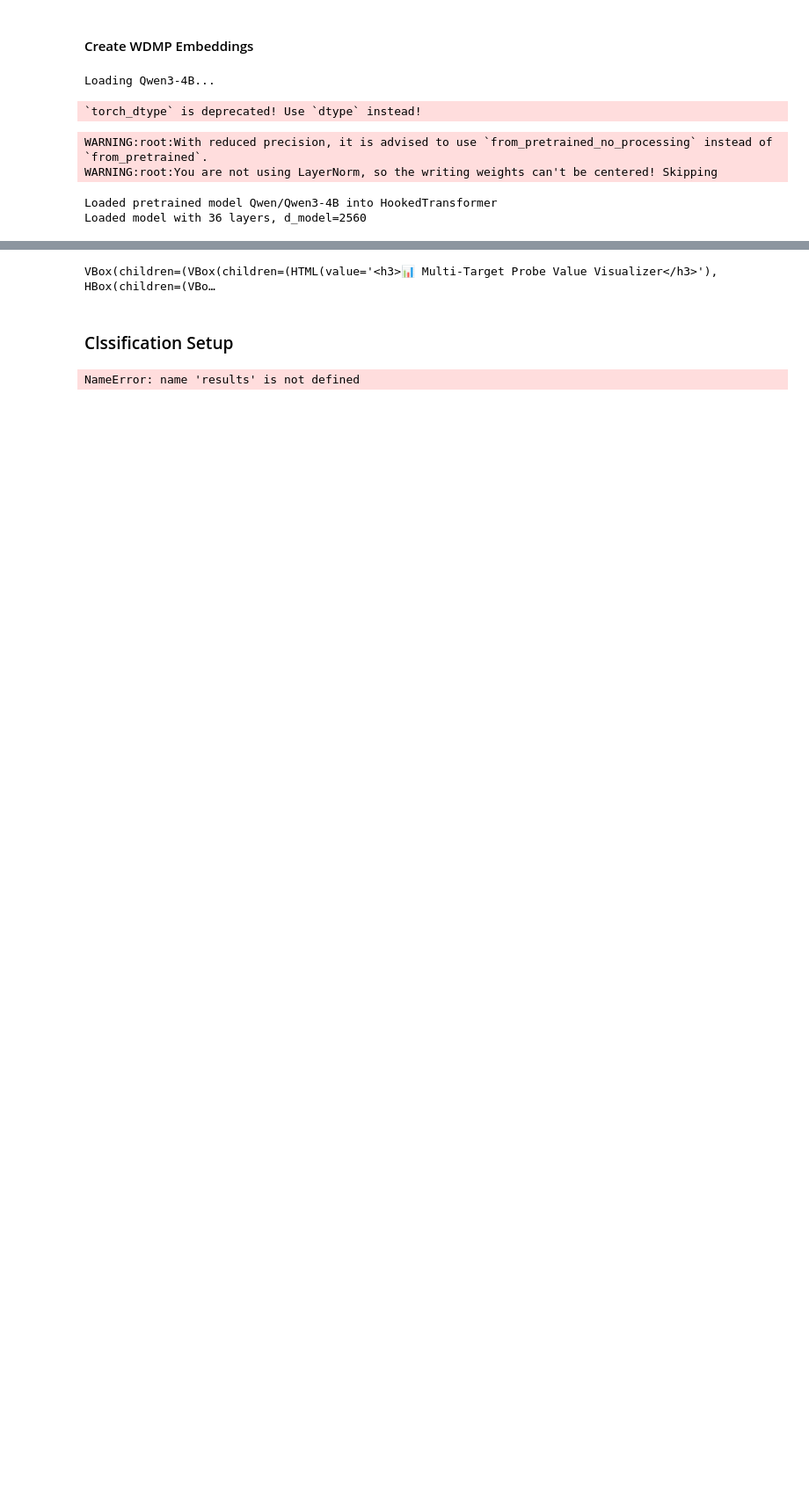
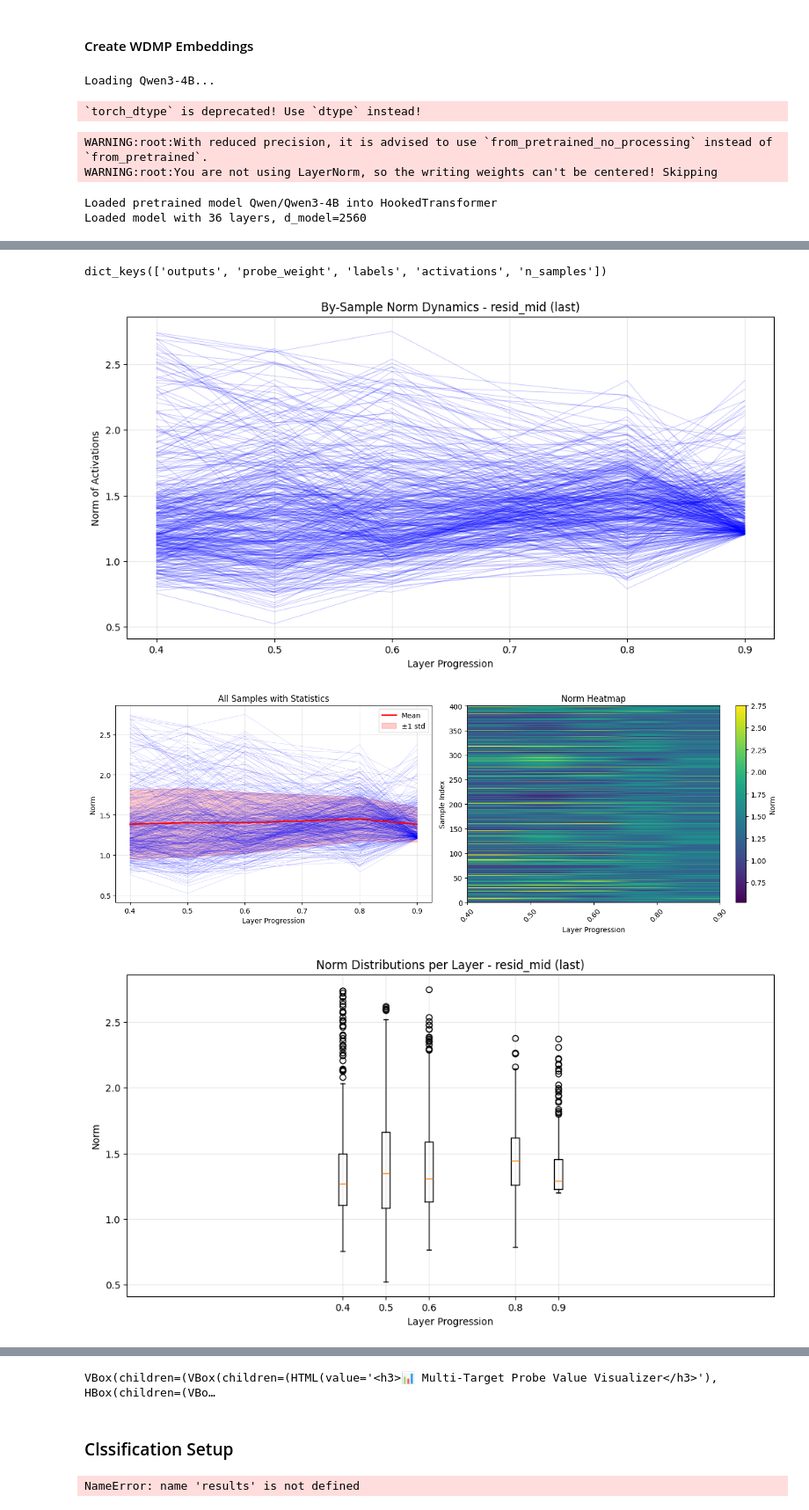
Before and after one commit to leostre/evals_project, a Jupyter notebook: qwen/lin_probes MixTox.ipynb, the cells around one changed output, grey strips where cells are left out. Shown at 88% size. Cells and saved outputs as stored; diff of their text form; code cells hidden in the pictures; blank space fills up the shorter version.

```diff
--- a/qwen/lin_probes MixTox.ipynb
+++ b/qwen/lin_probes MixTox.ipynb
@@ -878,7 +880,7 @@ N_WMDP = 400
 texts = []
 labels = []
 
-for i, ex in enumerate(ds):
+for i, ex in enumerate(ds, 1):
     if i > N_WMDP:
         break
     text = ex['question']
@@ -980,0 +972,7 @@ def get_sorted_tokens(model, activations):
+# %%
+load_probe_data_cached('resid_post', 14, 'mean').keys()
+# %% [output]
+dict_keys(['outputs', 'probe_weight', 'labels', 'activations', 'n_samples'])
+# %%
+def np_sigmoid(x):
+    return 1 / (1 + np.exp(-x))
@@ -980,0 +1055,6 @@ def get_sorted_tokens(model, activations):
+# %%
+plot_dynamics('resid_mid', 'last', 36)
+# %% [output]
+[figure, added]
+[figure, added]
+[figure, added]
```
Also changed, not shown: parts of 14 cells of this notebook.
